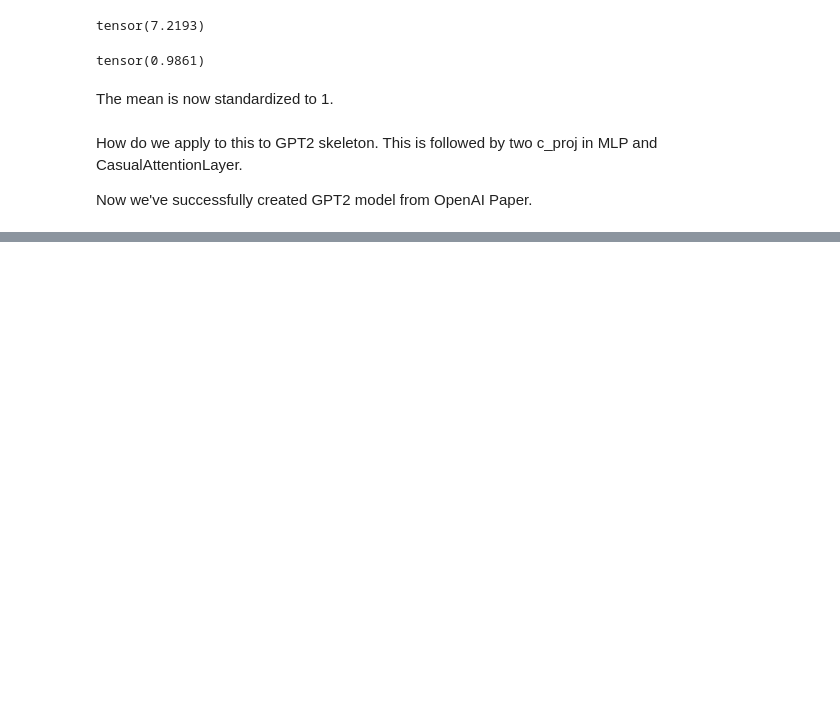
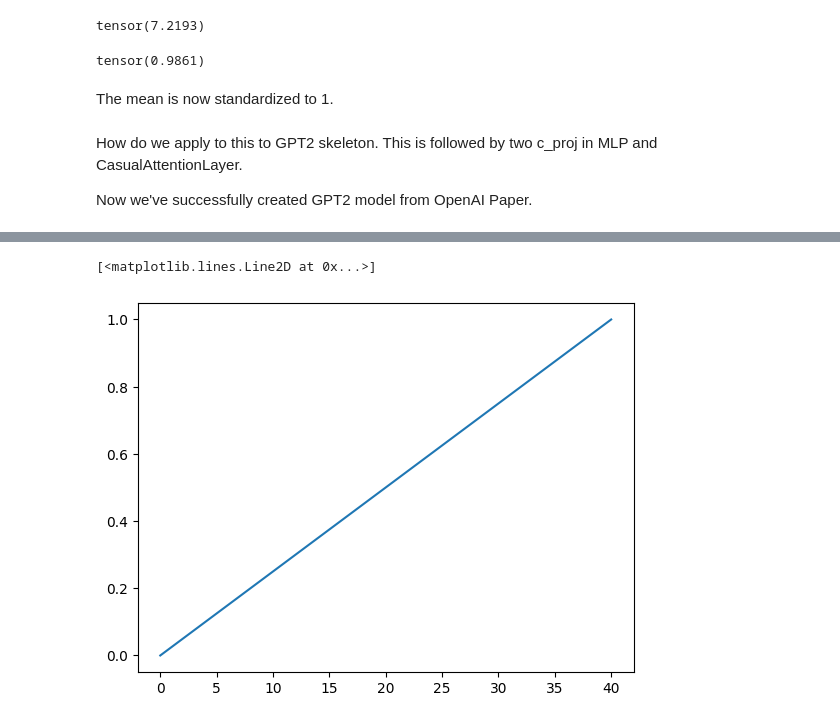
Before and after one commit to JpChii/gpt2-reproduced, a Jupyter notebook: playground.ipynb, the cells around one changed output, grey strips where cells are left out. Cells and saved outputs as stored; diff of their text form; code cells hidden in the pictures; blank space fills up the shorter version.

```diff
--- a/playground.ipynb
+++ b/playground.ipynb
@@ -964,0 +1015,5 @@ RuntimeError: The size of tensor a (64) must match the size of tensor b (30) at
+# %%
+plt.plot(drs)
+# %% [output]
+[<matplotlib.lines.Line2D at 0x...>]
+[figure, added]
```
Also changed, not shown: parts of 12 cells of this notebook, 3 other files.
